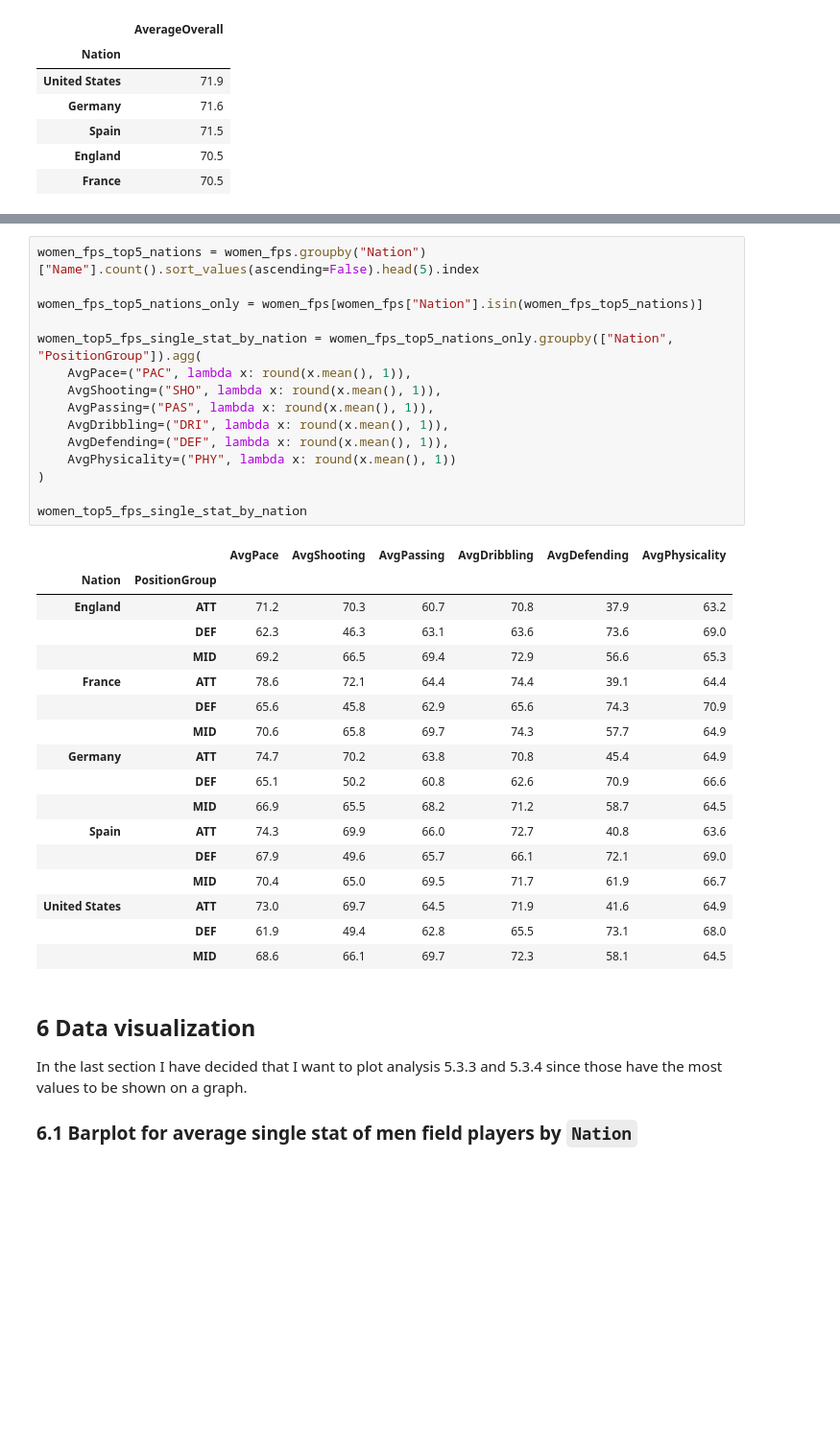
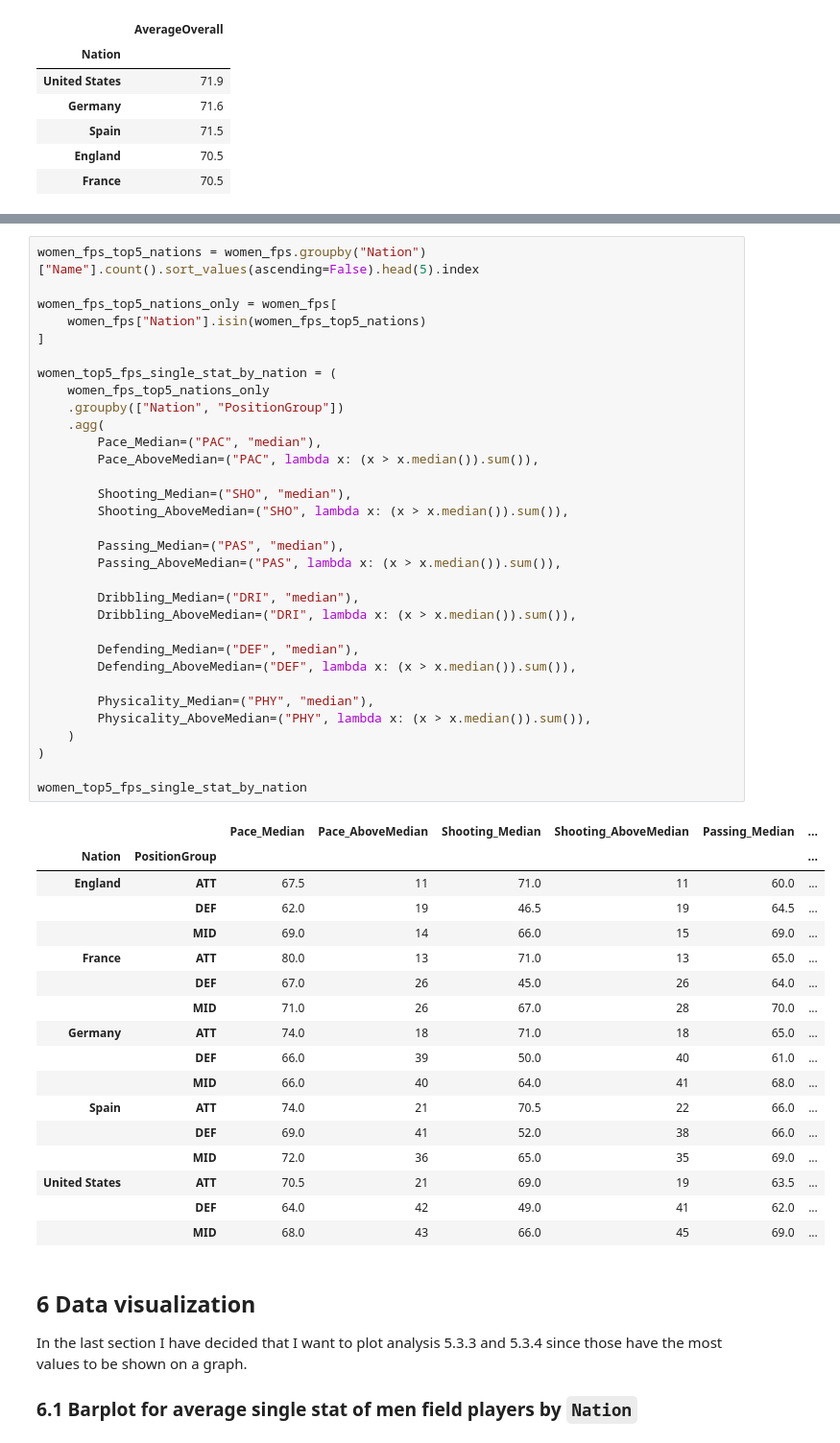
Before and after one commit to bysonD/eafc26_player_analysis, a Jupyter notebook: eafc26_player_analysis.ipynb, the cells around one changed output, grey strips where cells are left out. Shown: that part at 96% size. Cells and saved outputs as stored; diff of their text form; blank space fills up the shorter version.

```diff
--- a/eafc26_player_analysis.ipynb
+++ b/eafc26_player_analysis.ipynb
@@ -497,36 +533,53 @@ men_top5_fps_single_stat_by_nation
 # %%
 women_fps_top5_nations = women_fps.groupby("Nation")["Name"].count().sort_values(ascending=False).head(5).index
 
-women_fps_top5_nations_only = women_fps[women_fps["Nation"].isin(women_fps_top5_nations)]
+women_fps_top5_nations_only = women_fps[
+    women_fps["Nation"].isin(women_fps_top5_nations)
+]
 
-women_top5_fps_single_stat_by_nation = women_fps_top5_nations_only.groupby(["Nation", "PositionGroup"]).agg(
-    AvgPace=("PAC", lambda x: round(x.mean(), 1)),
-    AvgShooting=("SHO", lambda x: round(x.mean(), 1)),
-    AvgPassing=("PAS", lambda x: round(x.mean(), 1)),
-    AvgDribbling=("DRI", lambda x: round(x.mean(), 1)),
-    AvgDefending=("DEF", lambda x: round(x.mean(), 1)),
-    AvgPhysicality=("PHY", lambda x: round(x.mean(), 1))
+women_top5_fps_single_stat_by_nation = (
+    women_fps_top5_nations_only
+    .groupby(["Nation", "PositionGroup"])
+    .agg(
+        Pace_Median=("PAC", "median"),
+        Pace_AboveMedian=("PAC", lambda x: (x > x.median()).sum()),
+
+        Shooting_Median=("SHO", "median"),
+        Shooting_AboveMedian=("SHO", lambda x: (x > x.median()).sum()),
+
+        Passing_Median=("PAS", "median"),
+        Passing_AboveMedian=("PAS", lambda x: (x > x.median()).sum()),
+
+        Dribbling_Median=("DRI", "median"),
+        Dribbling_AboveMedian=("DRI", lambda x: (x > x.median()).sum()),
+
+        Defending_Median=("DEF", "median"),
+        Defending_AboveMedian=("DEF", lambda x: (x > x.median()).sum()),
+
+        Physicality_Median=("PHY", "median"),
+        Physicality_AboveMedian=("PHY", lambda x: (x > x.median()).sum()),
+    )
 )
 
 women_top5_fps_single_stat_by_nation
 # %% [output]
-|  |  | AvgPace | AvgShooting | AvgPassing | AvgDribbling | AvgDefending | AvgPhysicality |
-| Nation | PositionGroup |  |  |  |  |  |  |
-| England | ATT | 71.2 | 70.3 | 60.7 | 70.8 | 37.9 | 63.2 |
-|  | DEF | 62.3 | 46.3 | 63.1 | 63.6 | 73.6 | 69.0 |
-|  | MID | 69.2 | 66.5 | 69.4 | 72.9 | 56.6 | 65.3 |
-| France | ATT | 78.6 | 72.1 | 64.4 | 74.4 | 39.1 | 64.4 |
-|  | DEF | 65.6 | 45.8 | 62.9 | 65.6 | 74.3 | 70.9 |
-|  | MID | 70.6 | 65.8 | 69.7 | 74.3 | 57.7 | 64.9 |
-| Germany | ATT | 74.7 | 70.2 | 63.8 | 70.8 | 45.4 | 64.9 |
-|  | DEF | 65.1 | 50.2 | 60.8 | 62.6 | 70.9 | 66.6 |
-|  | MID | 66.9 | 65.5 | 68.2 | 71.2 | 58.7 | 64.5 |
-| Spain | ATT | 74.3 | 69.9 | 66.0 | 72.7 | 40.8 | 63.6 |
-|  | DEF | 67.9 | 49.6 | 65.7 | 66.1 | 72.1 | 69.0 |
-|  | MID | 70.4 | 65.0 | 69.5 | 71.7 | 61.9 | 66.7 |
-| United States | ATT | 73.0 | 69.7 | 64.5 | 71.9 | 41.6 | 64.9 |
-|  | DEF | 61.9 | 49.4 | 62.8 | 65.5 | 73.1 | 68.0 |
-|  | MID | 68.6 | 66.1 | 69.7 | 72.3 | 58.1 | 64.5 |
+|  |  | Pace_Median | Pace_AboveMedian | Shooting_Median | Shooting_AboveMedian | Passing_Median | ... |
+| Nation | PositionGroup |  |  |  |  |  | ... |
+| England | ATT | 67.5 | 11 | 71.0 | 11 | 60.0 | ... |
+|  | DEF | 62.0 | 19 | 46.5 | 19 | 64.5 | ... |
+|  | MID | 69.0 | 14 | 66.0 | 15 | 69.0 | ... |
+| France | ATT | 80.0 | 13 | 71.0 | 13 | 65.0 | ... |
+|  | DEF | 67.0 | 26 | 45.0 | 26 | 64.0 | ... |
+|  | MID | 71.0 | 26 | 67.0 | 28 | 70.0 | ... |
+| Germany | ATT | 74.0 | 18 | 71.0 | 18 | 65.0 | ... |
+|  | DEF | 66.0 | 39 | 50.0 | 40 | 61.0 | ... |
+|  | MID | 66.0 | 40 | 64.0 | 41 | 68.0 | ... |
+| Spain | ATT | 74.0 | 21 | 70.5 | 22 | 66.0 | ... |
+|  | DEF | 69.0 | 41 | 52.0 | 38 | 66.0 | ... |
+|  | MID | 72.0 | 36 | 65.0 | 35 | 69.0 | ... |
+| United States | ATT | 70.5 | 21 | 69.0 | 19 | 63.5 | ... |
+|  | DEF | 64.0 | 42 | 49.0 | 41 | 62.0 | ... |
+|  | MID | 68.0 | 43 | 66.0 | 45 | 69.0 | ... |
 # %% [markdown]
 ## 6 Data visualization
 
```
Also changed, not shown: parts of 10 cells of this notebook.
